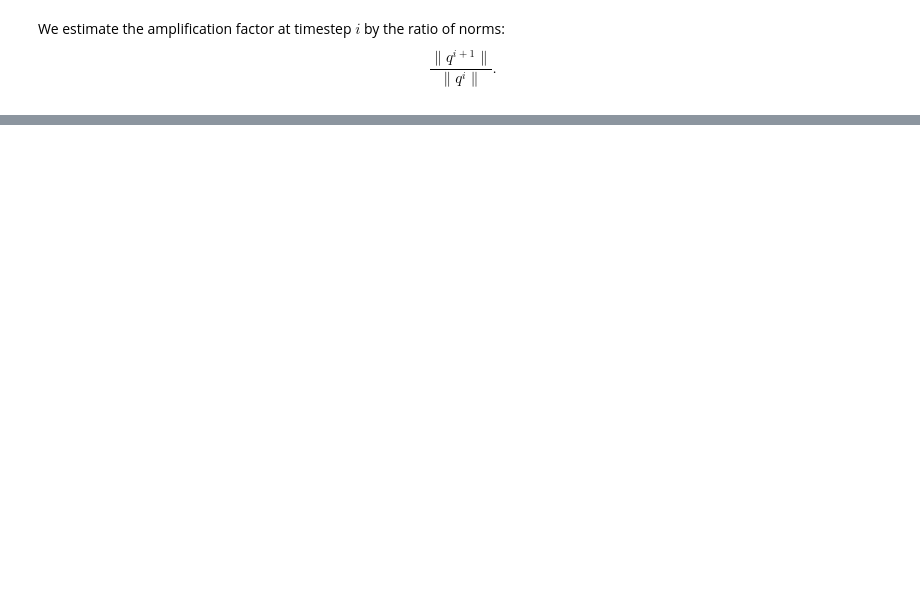
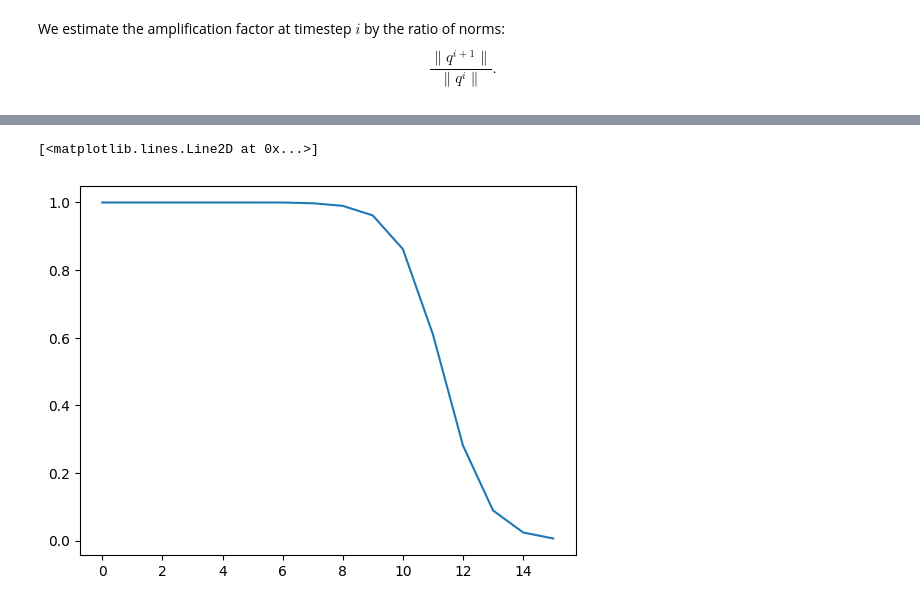
Before and after one commit to matthew92647/UROP-Inner-Solve-Convergence-for-ParaDiag-Schemes, a Jupyter notebook: amplification_factor_heat.ipynb, the cells around one changed output, grey strips where cells are left out. Cells and saved outputs as stored; diff of their text form; code cells hidden in the pictures; blank space fills up the shorter version.

```diff
--- a/amplification_factor_heat.ipynb
+++ b/amplification_factor_heat.ipynb
@@ -163,0 +262,5 @@ plt.show()
+# %%
+plt.plot(out)
+# %% [output]
+[<matplotlib.lines.Line2D at 0x...>]
+[figure, added]
```
Also changed, not shown: parts of 11 cells of this notebook, 1 other file.
